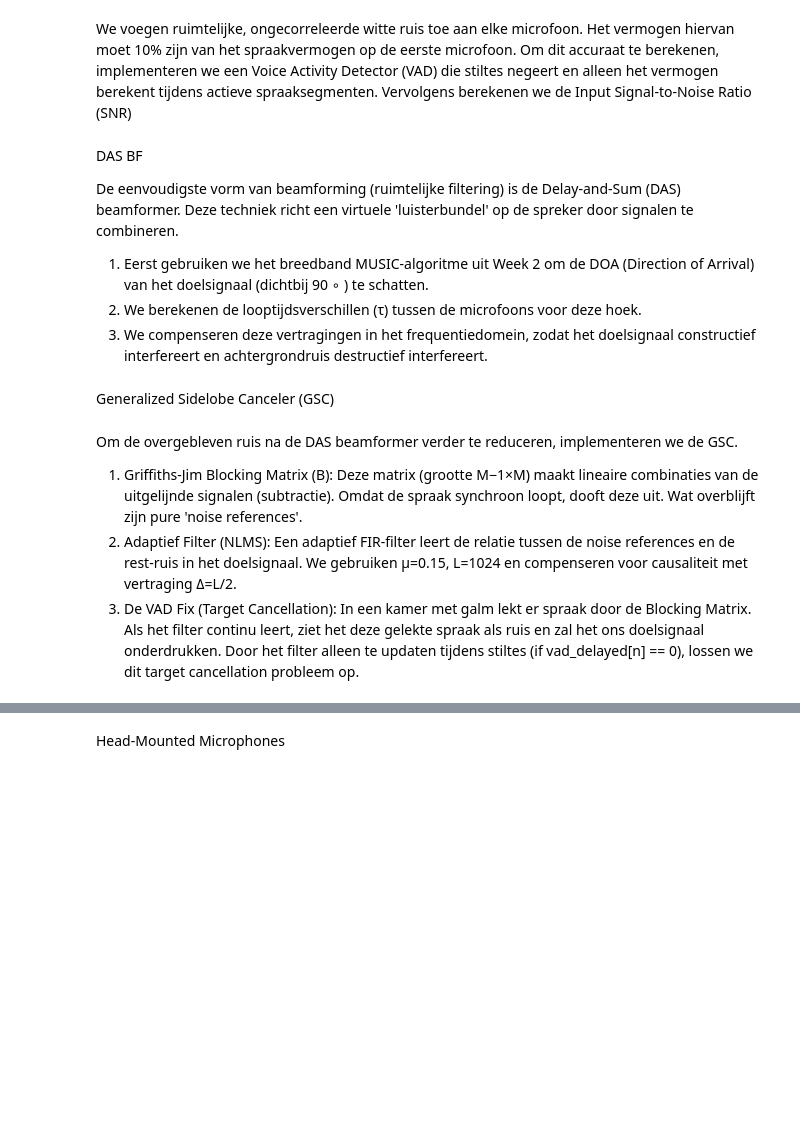
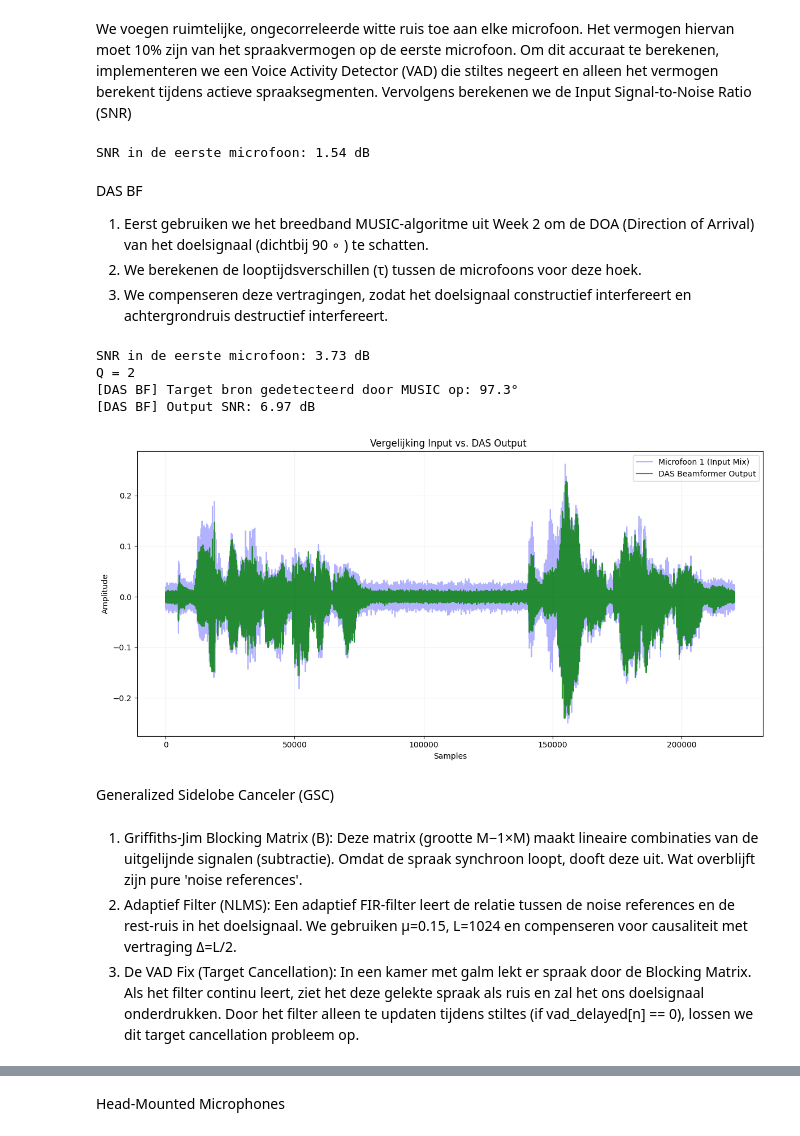
Before and after one commit to matsjoris6/P_D_ISSP_base-main, a Jupyter notebook: deadline1/week3.ipynb, the cells around one changed output, grey strips where cells are left out. Cells and saved outputs as stored; diff of their text form; code cells hidden in the pictures; blank space fills up the shorter version.

```diff
--- a/deadline1/week3.ipynb
+++ b/deadline1/week3.ipynb
@@ -56,24 +89,34 @@ def modified_create_micsigs(scenario, speech_paths, noise_paths=None, duration=1
+# %%
+
+speech_files = [
+     os.path.join(base_path, "sound_files", "speech1.wav")
+]
+noise_files = [os.path.join(base_path,"sound_files", "Babble_noise1.wav")]
+
+duration = 5.0
+micsigs, speech_comp, noise_comp, SNR_in, vad = create_micsigs_modified(acoustic_scenario, speech_files, noise_files, duration)
+# %% [output]
+SNR in de eerste microfoon: 1.54 dB
 # %% [markdown]
 DAS BF
 
-De eenvoudigste vorm van beamforming (ruimtelijke filtering) is de Delay-and-Sum (DAS) beamformer. Deze techniek richt een virtuele 'luisterbundel' op de spreker door signalen te combineren.
+
 
 1. Eerst gebruiken we het breedband MUSIC-algoritme uit Week 2 om de DOA (Direction of Arrival) van het doelsignaal (dichtbij 90
 ∘
  ) te schatten.
 2. We berekenen de looptijdsverschillen (τ) tussen de microfoons voor deze hoek.
-3. We compenseren deze vertragingen in het frequentiedomein, zodat het doelsignaal constructief interfereert en achtergrondruis destructief interfereert.
+3. We compenseren deze vertragingen, zodat het doelsignaal constructief interfereert en achtergrondruis destructief interfereert.
 # %%
 def das_bf(scenario, speech_paths, noise_paths=None, duration=10.0):
     if noise_paths is None:
         noise_paths = []
 
-    mic, speech, noise, snr_in, vad = modified_create_micsigs(scenario, speech_paths, noise_paths, duration)
+    mic, speech, noise, snr_in, vad = create_micsigs_modified(scenario, speech_paths, noise_paths, duration)
 
     num_audio = scenario.audioPos.shape[0] if scenario.audioPos is not None else 0
     num_noise = scenario.noisePos.shape[0] if (hasattr(scenario, 'noisePos') and scenario.noisePos is not None) else 0
     Q = num_audio + num_noise
-    if Q == 0: Q = 1
 
     # DOA Schatting
     angles, ps_ind_db, spectrum_geom_db, est_doas = music_wideband(mic, scenario.fs, scenario)
@@ -100,11 +143,11 @@ def das_bf(scenario, speech_paths, noise_paths=None, duration=10.0):
         out_aligned = np.zeros((N, M))
         f = np.fft.rfftfreq(N, 1/fs)
         for m in range(M):
-            Sig = np.fft.rfft(signals[:, m])
-            Sig_aligned = Sig * np.exp(1j * 2 * np.pi * f * delays[m])
-            t_aligned = np.fft.irfft(Sig_aligned, n=N)
+            Sig = np.fft.rfft(signals[:, m]) #reeks van n reele getallen naar complexe getallen-> elk complex getal amplitude en fase van specifieke freq
+            Sig_aligned = Sig * np.exp(1j * 2 * np.pi * f * delays[m]) #hoge toon grotere faseverschuiving dan lagere
+            t_aligned = np.fft.irfft(Sig_aligned, n=N) #evenveel samples als waarmee je begon
             out_aligned[:, m] = t_aligned
-            out_sum += t_aligned
+            out_sum += t_aligned #versterken elkaar nu bij optellen
         return out_sum / M, out_aligned
 
     speechDAS, speech_aligned = apply_das(speech, taus, scenario.fs)
@@ -120,11 +163,45 @@ def das_bf(scenario, speech_paths, noise_paths=None, duration=10.0):
     print(f"[DAS BF] Output SNR: {SNRoutDAS:.2f} dB")
 
     return DASout, speechDAS, noiseDAS, SNRoutDAS, mic, aligned_mic, vad, snr_in
+# %%
+sys.path.append(os.path.abspath('..'))
+base_path = '..'
+path_to_rirs = os.path.join(base_path, 'rirs')
+rir_file = select_latest_rir(path_to_rirs)
+acoustic_scenario = load_rirs(rir_file)
+
+
+
+speech_files = [
+     os.path.join(base_path, "sound_files", "speech1.wav")
+]
+noise_files = [os.path.join(base_path,"sound_files", "speech2.wav")]
+duration = 5.0
+DASout, speechDAS, noiseDAS, SNRoutDAS,mic, aligned_mics, vad, snr_in= das_bf(acoustic_scenario, speech_files, noise_files, duration)
+
+plt.figure(figsize=(12, 6))
+
+plt.plot(mic[:, 0], color='blue', alpha=0.3, label="Microfoon 1 (Input Mix)")
+
+plt.plot(DASout, color='green', alpha=0.8, label="DAS Beamformer Output")
+
+plt.title(f"Vergelijking Input vs. DAS Output ")
+plt.ylabel("Amplitude")
+plt.xlabel("Samples")
+plt.legend(loc='upper right')
+plt.grid(True, alpha=0.2)
+
+plt.tight_layout()
+plt.show()
+# %% [output]
+SNR in de eerste microfoon: 3.73 dB
+Q = 2
+[DAS BF] Target bron gedetecteerd door MUSIC op: 97.3°
+[DAS BF] Output SNR: 6.97 dB
+[figure, added]
 # %% [markdown]
 Generalized Sidelobe Canceler (GSC)
 # %% [markdown]
-Om de overgebleven ruis na de DAS beamformer verder te reduceren, implementeren we de GSC.
-
 1. Griffiths-Jim Blocking Matrix (B): Deze matrix (grootte M−1×M) maakt lineaire combinaties van de uitgelijnde signalen (subtractie). Omdat de spraak synchroon loopt, dooft deze uit. Wat overblijft zijn pure 'noise references'.
 2. Adaptief Filter (NLMS): Een adaptief FIR-filter leert de relatie tussen de noise references en de rest-ruis in het doelsignaal. We gebruiken μ=0.15, L=1024 en compenseren voor causaliteit met vertraging Δ=L/2.
 3. De VAD Fix (Target Cancellation): In een kamer met galm lekt er spraak door de Blocking Matrix. Als het filter continu leert, ziet het deze gelekte spraak als ruis en zal het ons doelsignaal onderdrukken. Door het filter alleen te updaten tijdens stiltes (if vad_delayed[n] == 0), lossen we dit target cancellation probleem op.
```
Also changed, not shown: parts of 6 cells of this notebook, 20 other files.
